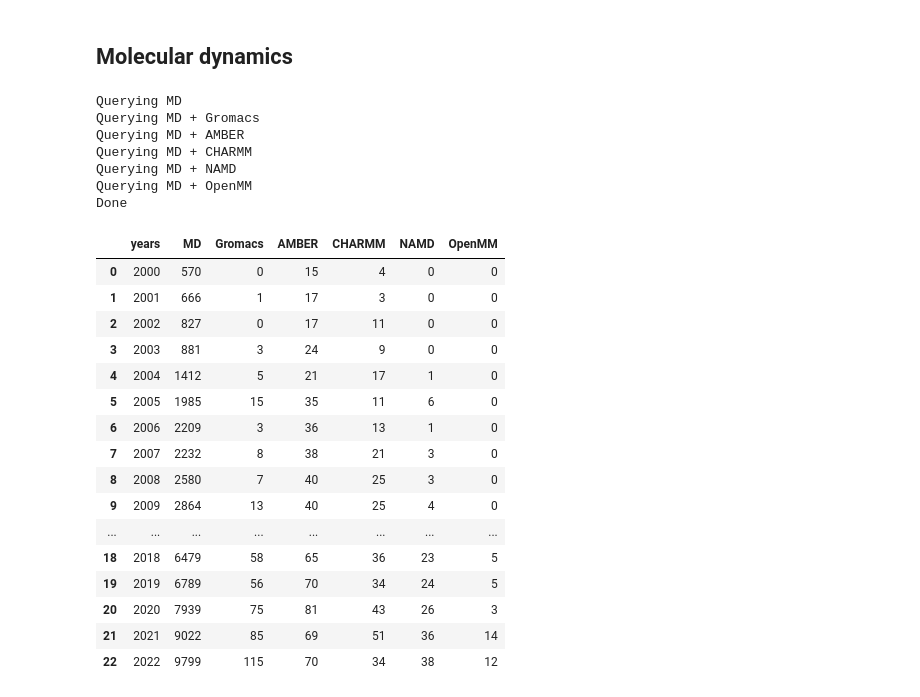
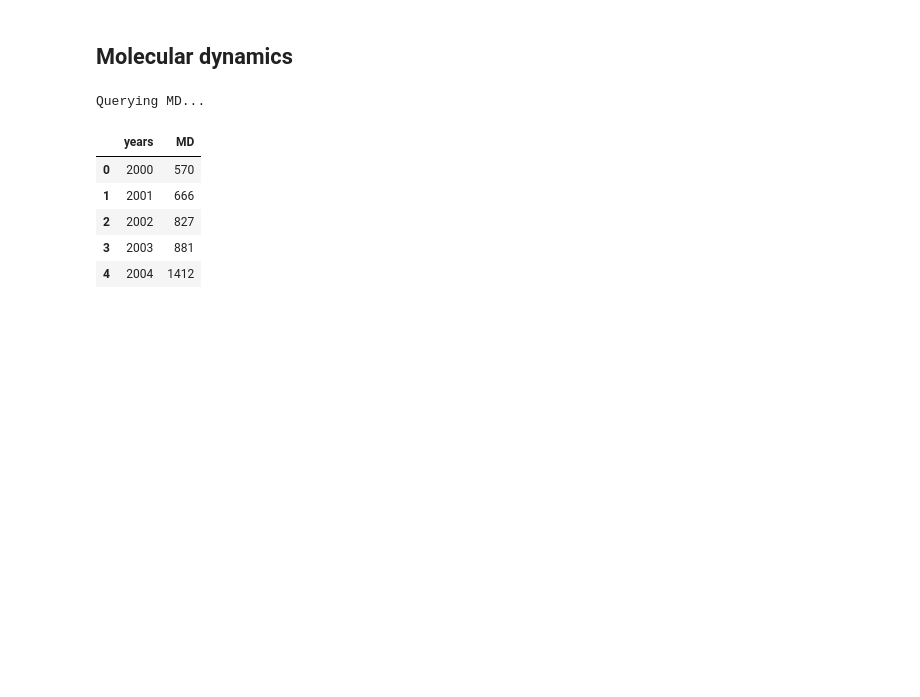
Before and after one commit to MDverse/mdda, a Jupyter notebook: notebooks/search_MD_in_pubmed.ipynb, the cells around one changed output. Drawn from its saved outputs; the diff is of its cells as text; code cells hidden in the pictures; blank space fills up the shorter version.

```diff
--- a/notebooks/search_MD_in_pubmed.ipynb
+++ b/notebooks/search_MD_in_pubmed.ipynb
@@ -28,49 +53,21 @@ def query_pubmed(term="", year_start=2000, year_end=2022):
 # %% [markdown]
 ## Molecular dynamics
 # %%
-print("Querying MD")
+print("Querying MD...")
 years, md = query_pubmed(term="'molecular dynamics'[Title/Abstract]", year_start=2000, year_end=2022)
-print("Querying MD + Gromacs")
-years, gromacs = query_pubmed(term="'molecular dynamics'[Title/Abstract] AND Gromacs[Title/Abstract]", year_start=2000, year_end=2022)
-print("Querying MD + AMBER")
-years, amber = query_pubmed(term="'molecular dynamics'[Title/Abstract] AND AMBER[Title/Abstract]", year_start=2000, year_end=2022)
-print("Querying MD + CHARMM")
-years, charmm = query_pubmed(term="'molecular dynamics'[Title/Abstract] AND CHARMM[Title/Abstract]", year_start=2000, year_end=2022)
-print("Querying MD + NAMD")
-years, namd = query_pubmed(term="'molecular dynamics'[Title/Abstract] AND NAMD[Title/Abstract]", year_start=2000, year_end=2022)
-print("Querying MD + OpenMM")
-years, openmm = query_pubmed(term="'molecular dynamics'[Title/Abstract] AND OpenMM[Title/Abstract]", year_start=2000, year_end=2022)
-print("Done")
-df_md = pd.DataFrame({"years": years, "MD": md, "Gromacs": gromacs, "AMBER": amber, "CHARMM": charmm, "NAMD": namd, "OpenMM": openmm})
+df_md = pd.DataFrame({"years": years, "MD": md})
 df_md.to_csv("number_of_MD_papers_per_year.tsv", sep="\t", index=False)
 # %% [output]
-Querying MD
-Querying MD + Gromacs
-Querying MD + AMBER
-Querying MD + CHARMM
-Querying MD + NAMD
-Querying MD + OpenMM
-Done
+Querying MD...
 # %%
-df_md
+df_md.head()
 # %% [output]
-|  | years | MD | Gromacs | AMBER | CHARMM | NAMD | OpenMM |
-| 0 | 2000 | 570 | 0 | 15 | 4 | 0 | 0 |
-| 1 | 2001 | 666 | 1 | 17 | 3 | 0 | 0 |
-| 2 | 2002 | 827 | 0 | 17 | 11 | 0 | 0 |
-| 3 | 2003 | 881 | 3 | 24 | 9 | 0 | 0 |
-| 4 | 2004 | 1412 | 5 | 21 | 17 | 1 | 0 |
-| 5 | 2005 | 1985 | 15 | 35 | 11 | 6 | 0 |
-| 6 | 2006 | 2209 | 3 | 36 | 13 | 1 | 0 |
-| 7 | 2007 | 2232 | 8 | 38 | 21 | 3 | 0 |
-| 8 | 2008 | 2580 | 7 | 40 | 25 | 3 | 0 |
-| 9 | 2009 | 2864 | 13 | 40 | 25 | 4 | 0 |
-| ... | ... | ... | ... | ... | ... | ... | ... |
-| 18 | 2018 | 6479 | 58 | 65 | 36 | 23 | 5 |
-| 19 | 2019 | 6789 | 56 | 70 | 34 | 24 | 5 |
-| 20 | 2020 | 7939 | 75 | 81 | 43 | 26 | 3 |
-| 21 | 2021 | 9022 | 85 | 69 | 51 | 36 | 14 |
-| 22 | 2022 | 9799 | 115 | 70 | 34 | 38 | 12 |
+|  | years | MD |
+| 0 | 2000 | 570 |
+| 1 | 2001 | 666 |
+| 2 | 2002 | 827 |
+| 3 | 2003 | 881 |
+| 4 | 2004 | 1412 |
 # %%
 plt.rcParams.update({"font.size": 16})
 fig, ax = plt.subplots(figsize=(12,7))
```
Also changed, not shown: parts of 9 cells of this notebook, 3 other files.
